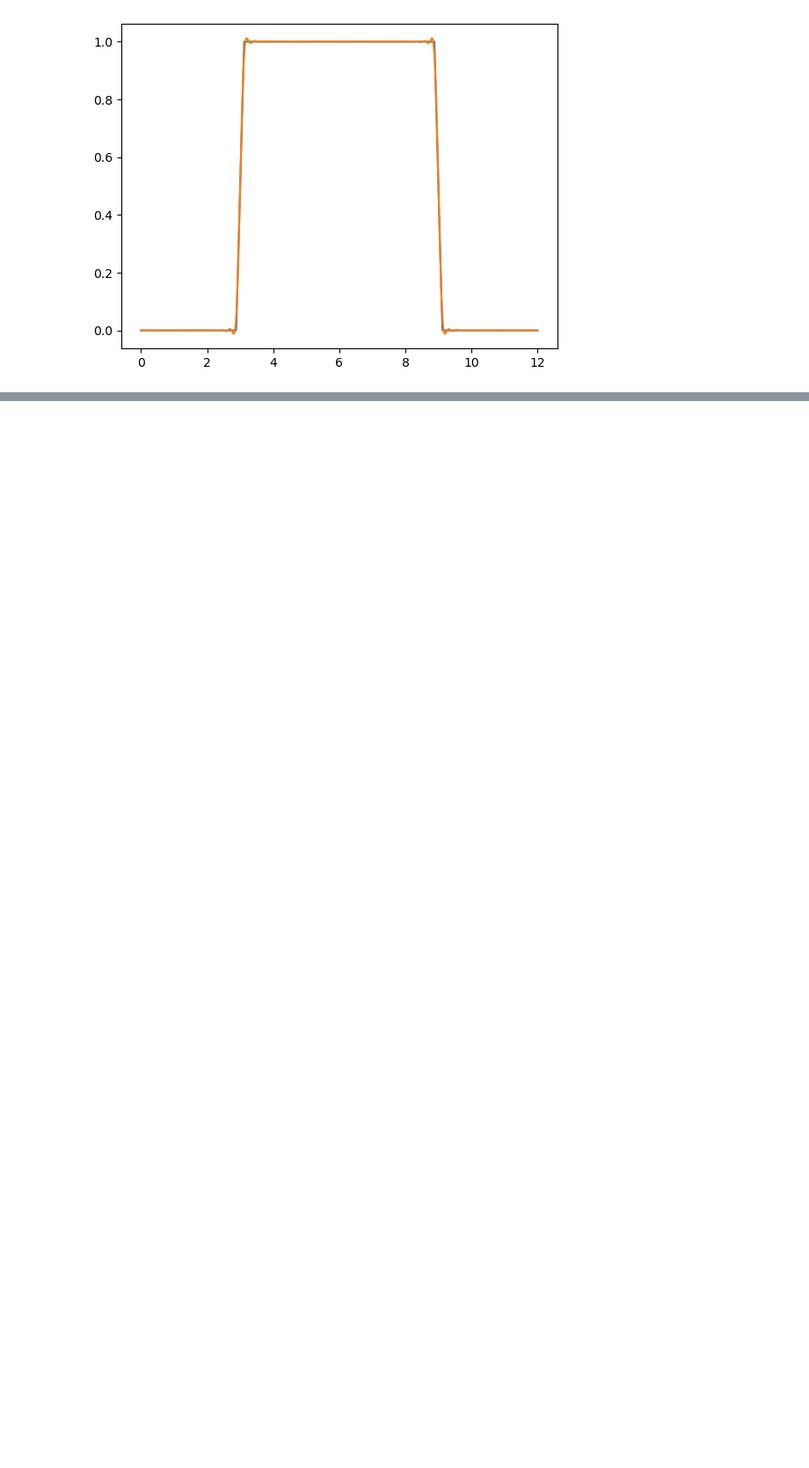
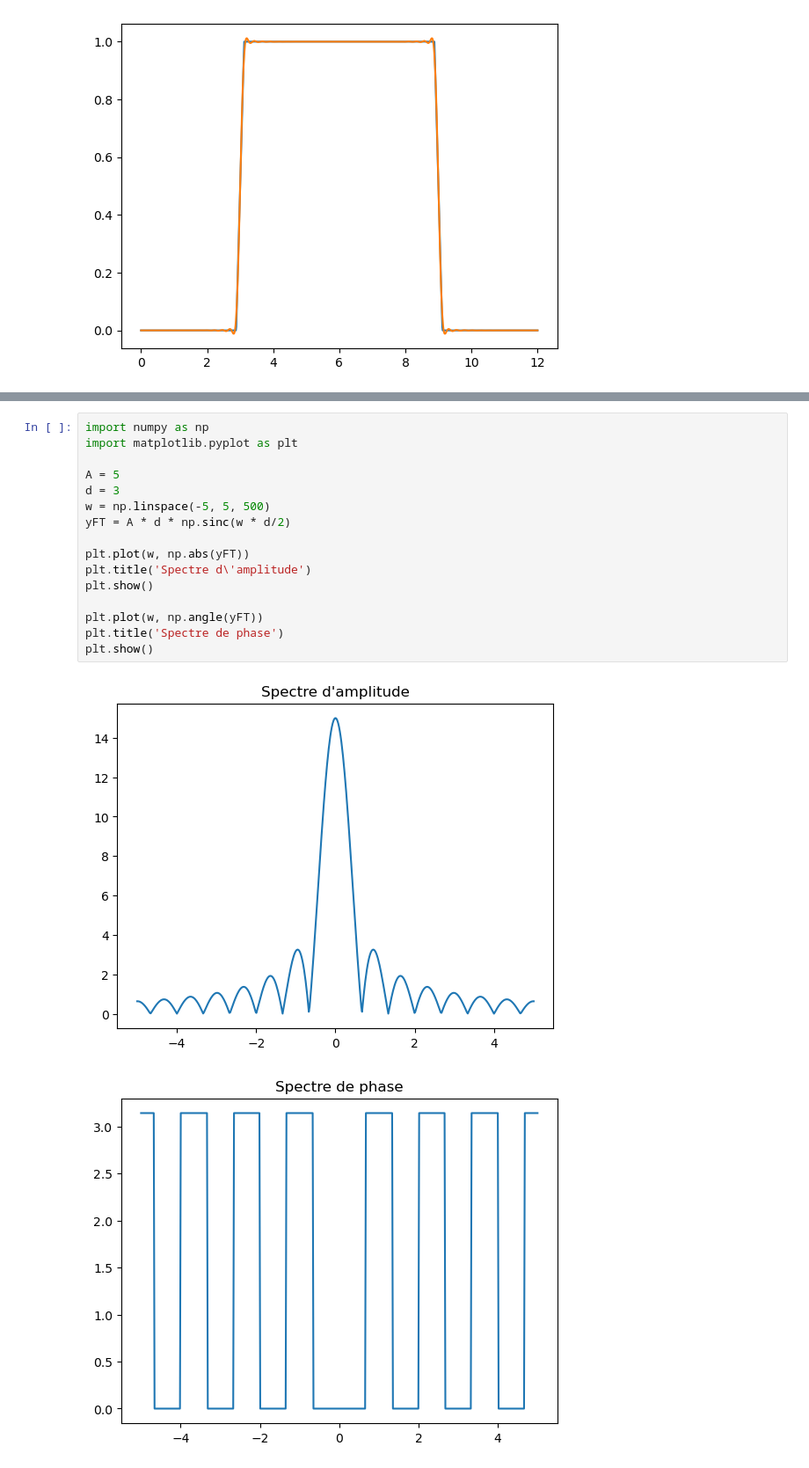
Before and after one commit to Zach3292/Calcul3, a Jupyter notebook: Note de cours.ipynb, the cells around one changed output, grey strips where cells are left out. Shown at 88% size. Drawn from its saved outputs; the diff is of its cells as text; blank space fills up the shorter version.

```diff
--- a/Note de cours.ipynb
+++ b/Note de cours.ipynb
@@ -1290,0 +1339,19 @@ plt.show()
+# %%
+import numpy as np
+import matplotlib.pyplot as plt
+
+A = 5
+d = 3
+w = np.linspace(-5, 5, 500)
+yFT = A * d * np.sinc(w * d/2)
+
+plt.plot(w, np.abs(yFT))
+plt.title('Spectre d\'amplitude')
+plt.show()
+
+plt.plot(w, np.angle(yFT))
+plt.title('Spectre de phase')
+plt.show()
+# %% [output]
+[figure, added]
+[figure, added]
```
Also changed, not shown: parts of 6 cells of this notebook, 1 other file.
